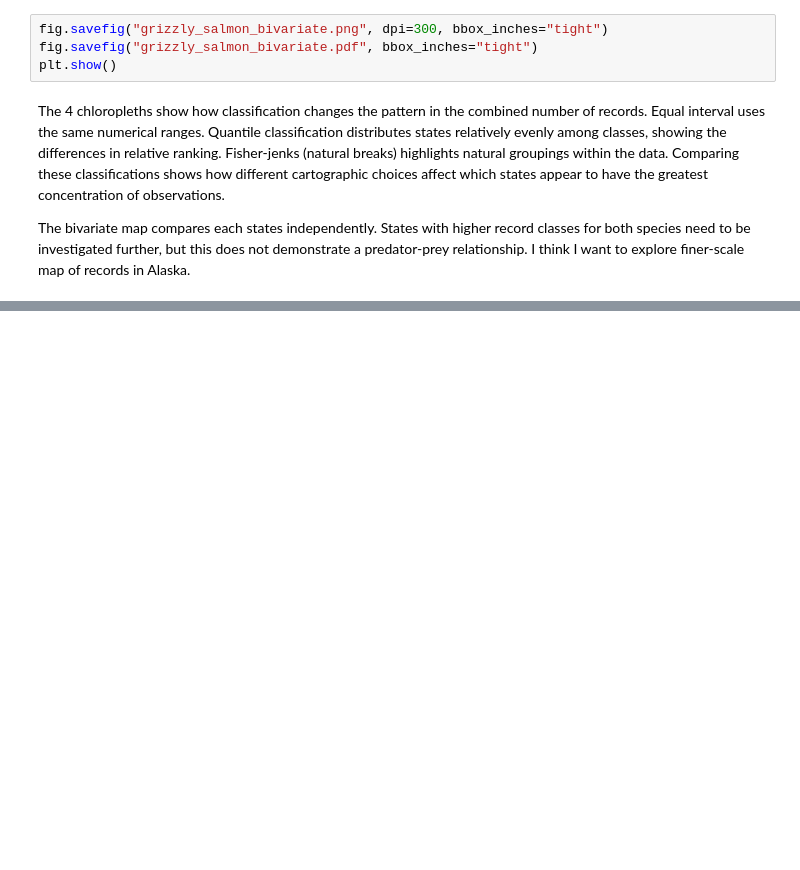
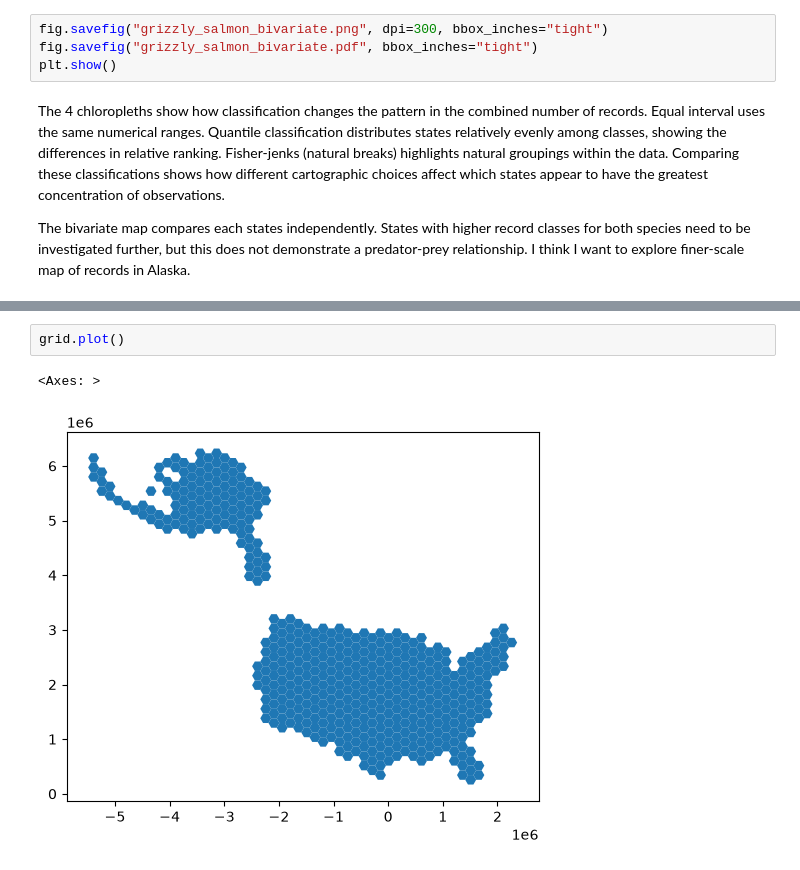
Before and after one commit to lane-erwin/geog592-cheyney, a Jupyter notebook: homework/week09/salmon_hw.ipynb, the cells around one changed output, grey strips where cells are left out. Saved outputs shown, nothing was run; the diff lists cells and outputs as text; blank space fills up the shorter version.

```diff
--- a/homework/week09/salmon_hw.ipynb
+++ b/homework/week09/salmon_hw.ipynb
@@ -483,0 +757,5 @@ The bivariate map compares each states independently. States with higher record
+# %%
+grid.plot()
+# %% [output]
+<Axes: >
+[figure, added]
```
Also changed, not shown: parts of 14 cells of this notebook, 3 other files.
